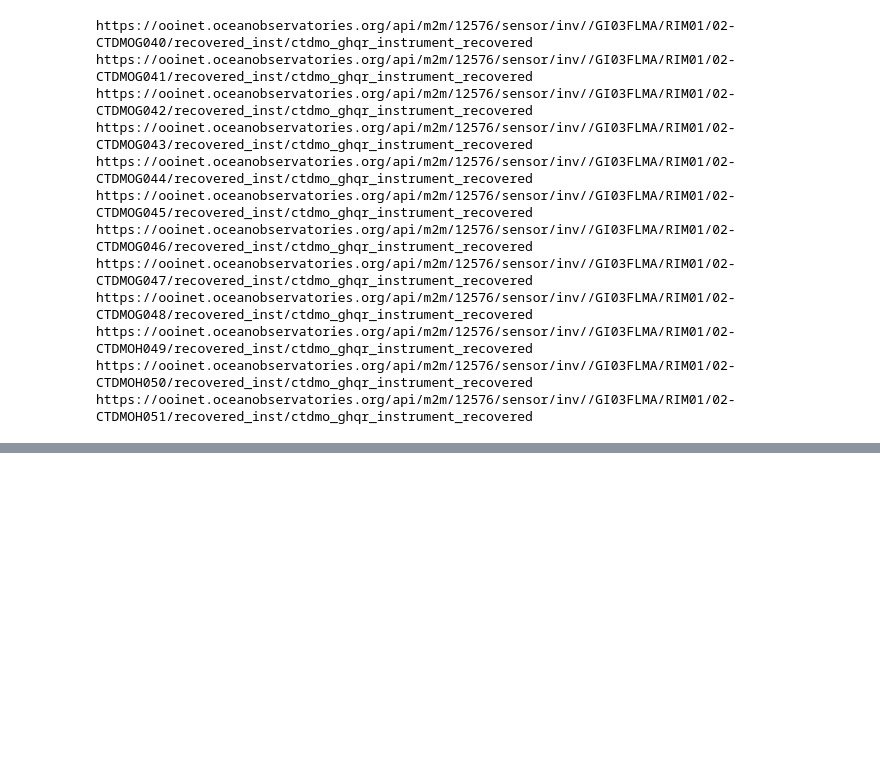
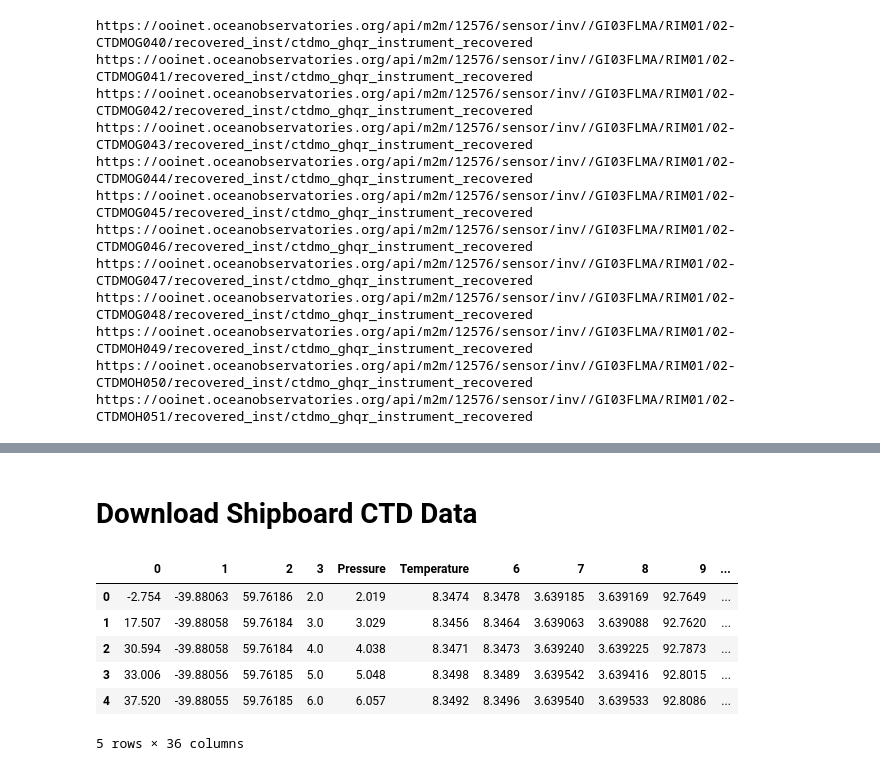
Before and after one commit to oceanhackweek/ohw18_Data_Validation, a Jupyter notebook: OHW2018_Data_Validation.ipynb, the cells around one changed output, grey strips where cells are left out. Drawn from its saved outputs; the diff is of its cells as text; code cells hidden in the pictures; blank space fills up the shorter version.

```diff
--- a/OHW2018_Data_Validation.ipynb
+++ b/OHW2018_Data_Validation.ipynb
@@ -83,0 +90,32 @@ data = r.json()
+# %% [markdown]
+# Download Shipboard CTD Data
+# %%
+CTD_cast_name1 = 'at30_010'
+CTD_cast_name2 = 'at30_011'
+CTD_cast_name3 = 'at30_013'
+
+CTD_file1 = 'https://alfresco.oceanobservatories.org/alfresco/d/d/workspace/SpacesStore/c186cd01-7b75-48d3-b0e9-61b19cab40c9/at30_010_full.asc'
+CTD_file2 = 'https://alfresco.oceanobservatories.org/alfresco/d/d/workspace/SpacesStore/3011c9b0-ce0e-4a1b-bb2e-1b4522903880/at30_011_full.asc'
+CTD_file3 = 'https://alfresco.oceanobservatories.org/alfresco/d/d/workspace/SpacesStore/810ce28c-feb4-4b35-85de-8197fafc030f/at30_013_full.asc'
+
+# Read in the data file without headers due to a bug in the file (two of the header names run together)
+CTD_data1 = pd.read_table(CTD_file1, delim_whitespace=True, header=None)
+#CTD_data2 = pd.read_table(CTD_file2, delim_whitespace=True, header=None)
+#CTD_data3 = pd.read_table(CTD_file3, delim_whitespace=True, header=None)
+
+# Add back the necessary headers
+CTD_data = CTD_data1.rename(columns={4:'Pressure', 5:'Temperature', 28:'Salinity'})
+# CTD_data = CTD_data2.rename(columns={4:'Pressure', 5:'Temperature', 28:'Salinity'})
+# CTD_data = CTD_data3.rename(columns={4:'Pressure', 5:'Temperature', 28:'Salinity'})
+
+CTD_cast_name = CTD_cast_name1
+
+CTD_data.head()
+# %% [output]
+|  | 0 | 1 | 2 | 3 | Pressure | Temperature | 6 | 7 | 8 | 9 | ... |
+| 0 | -2.754 | -39.88063 | 59.76186 | 2.0 | 2.019 | 8.3474 | 8.3478 | 3.639185 | 3.639169 | 92.7649 | ... |
+| 1 | 17.507 | -39.88058 | 59.76184 | 3.0 | 3.029 | 8.3456 | 8.3464 | 3.639063 | 3.639088 | 92.7620 | ... |
+| 2 | 30.594 | -39.88058 | 59.76184 | 4.0 | 4.038 | 8.3471 | 8.3473 | 3.639240 | 3.639225 | 92.7873 | ... |
+| 3 | 33.006 | -39.88056 | 59.76185 | 5.0 | 5.048 | 8.3498 | 8.3489 | 3.639542 | 3.639416 | 92.8015 | ... |
+| 4 | 37.520 | -39.88055 | 59.76185 | 6.0 | 6.057 | 8.3492 | 8.3496 | 3.639540 | 3.639533 | 92.8086 | ... |
+5 rows × 36 columns
```
Also changed, not shown: parts of 11 cells of this notebook, 22 other files.
